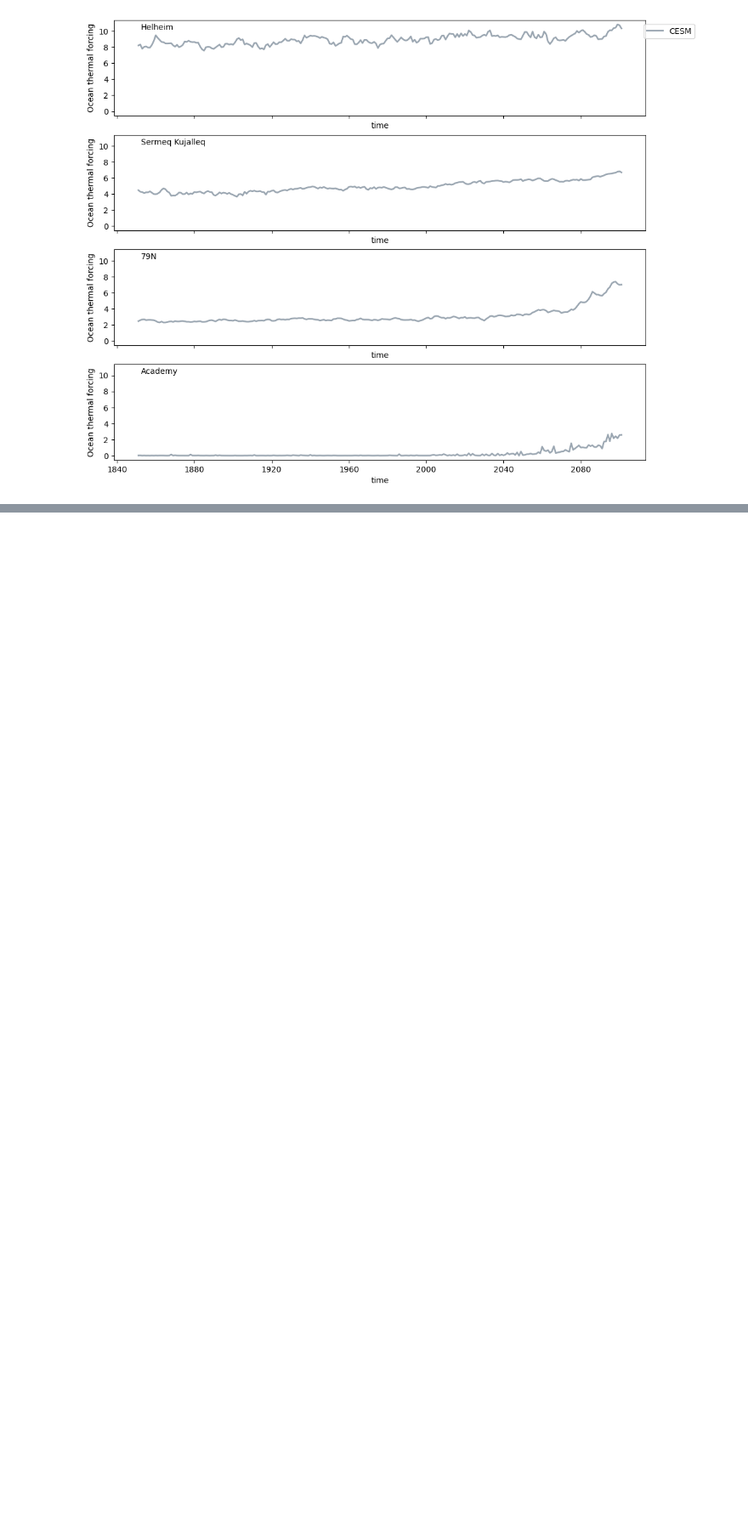
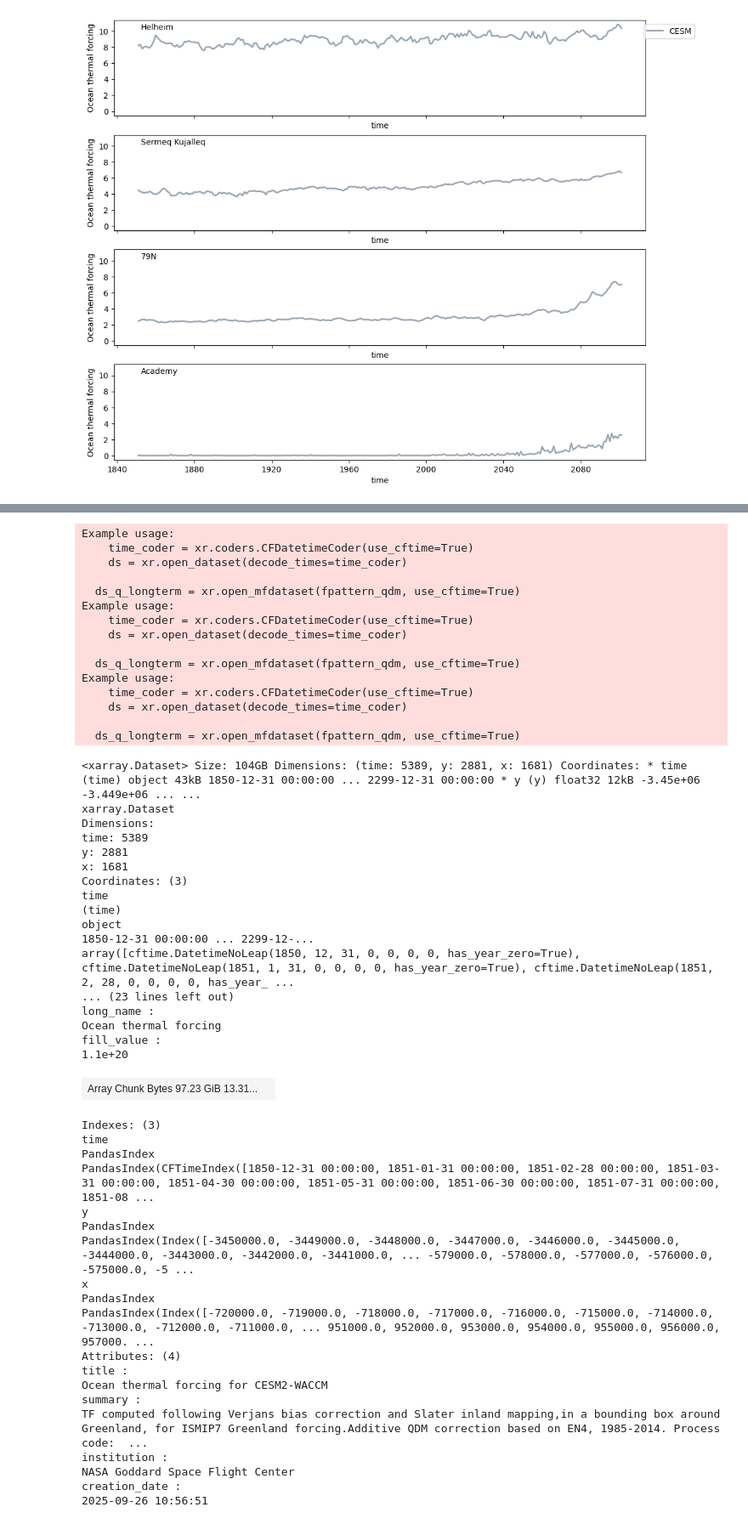
Before and after one commit to ehultee/gris-iceocean-process, a Jupyter notebook: Check_Output.ipynb, the cells around one changed output, grey strips where cells are left out. Shown: that part at 85% size. Cells and saved outputs as stored; diff of their text form; code cells hidden in the pictures; blank space fills up the shorter version.

```diff
--- a/Check_Output.ipynb
+++ b/Check_Output.ipynb
@@ -312,0 +318,58 @@ axs[0].legend(bbox_to_anchor=(1.1,1.0));
+# %%
+fpattern_qdm = f'{DirIn}/TF_aQDM-ISMIP_Grid-CESM2-WACCM-*-PFromStep1-20250926.nc'
+
+ds_q_longterm = xr.open_mfdataset(fpattern_qdm, use_cftime=True)
+ds_q_longterm
+# %% [output]
+Example usage:
+    time_coder = xr.coders.CFDatetimeCoder(use_cftime=True)
+    ds = xr.open_dataset(decode_times=time_coder)
+
+  ds_q_longterm = xr.open_mfdataset(fpattern_qdm, use_cftime=True)
+Example usage:
+    time_coder = xr.coders.CFDatetimeCoder(use_cftime=True)
+    ds = xr.open_dataset(decode_times=time_coder)
+
+  ds_q_longterm = xr.open_mfdataset(fpattern_qdm, use_cftime=True)
+Example usage:
+    time_coder = xr.coders.CFDatetimeCoder(use_cftime=True)
+    ds = xr.open_dataset(decode_times=time_coder)
+
+  ds_q_longterm = xr.open_mfdataset(fpattern_qdm, use_cftime=True)
+<xarray.Dataset> Size: 104GB Dimensions: (time: 5389, y: 2881, x: 1681) Coordinates: * time (time) object 43kB 1850-12-31 00:00:00 ... 2299-12-31 00:00:00 * y (y) float32 12kB -3.45e+06 -3.449e+06 ... ...
+xarray.Dataset
+Dimensions:
+time: 5389
+y: 2881
+x: 1681
+Coordinates: (3)
+time
+(time)
+object
+1850-12-31 00:00:00 ... 2299-12-...
+array([cftime.DatetimeNoLeap(1850, 12, 31, 0, 0, 0, 0, has_year_zero=True), cftime.DatetimeNoLeap(1851, 1, 31, 0, 0, 0, 0, has_year_zero=True), cftime.DatetimeNoLeap(1851, 2, 28, 0, 0, 0, 0, has_year_ ...
+... (23 lines left out)
+long_name :
+Ocean thermal forcing
+fill_value :
+1.1e+20
+| Array Chunk Bytes 97.23 GiB 13.31... |  |
+Indexes: (3)
+time
+PandasIndex
+PandasIndex(CFTimeIndex([1850-12-31 00:00:00, 1851-01-31 00:00:00, 1851-02-28 00:00:00, 1851-03-31 00:00:00, 1851-04-30 00:00:00, 1851-05-31 00:00:00, 1851-06-30 00:00:00, 1851-07-31 00:00:00, 1851-08 ...
+y
+PandasIndex
+PandasIndex(Index([-3450000.0, -3449000.0, -3448000.0, -3447000.0, -3446000.0, -3445000.0, -3444000.0, -3443000.0, -3442000.0, -3441000.0, ... -579000.0, -578000.0, -577000.0, -576000.0, -575000.0, -5 ...
+x
+PandasIndex
+PandasIndex(Index([-720000.0, -719000.0, -718000.0, -717000.0, -716000.0, -715000.0, -714000.0, -713000.0, -712000.0, -711000.0, ... 951000.0, 952000.0, 953000.0, 954000.0, 955000.0, 956000.0, 957000. ...
+Attributes: (4)
+title :
+Ocean thermal forcing for CESM2-WACCM
+summary :
+TF computed following Verjans bias correction and Slater inland mapping,in a bounding box around Greenland, for ISMIP7 Greenland forcing.Additive QDM correction based on EN4, 1985-2014. Process code:  ...
+institution :
+NASA Goddard Space Flight Center
+creation_date :
+2025-09-26 10:56:51
```
Also changed, not shown: parts of 4 cells of this notebook.
